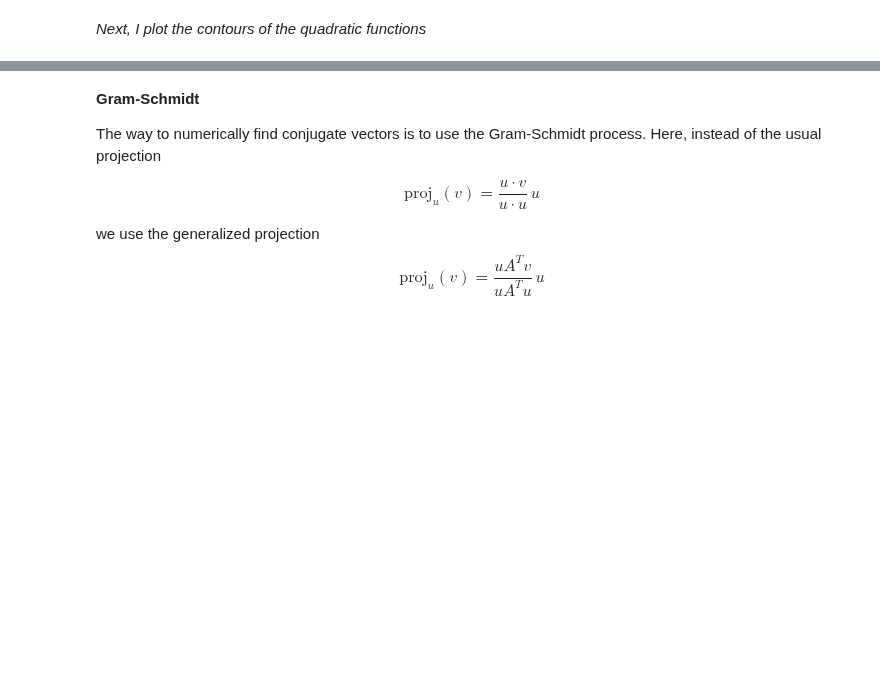
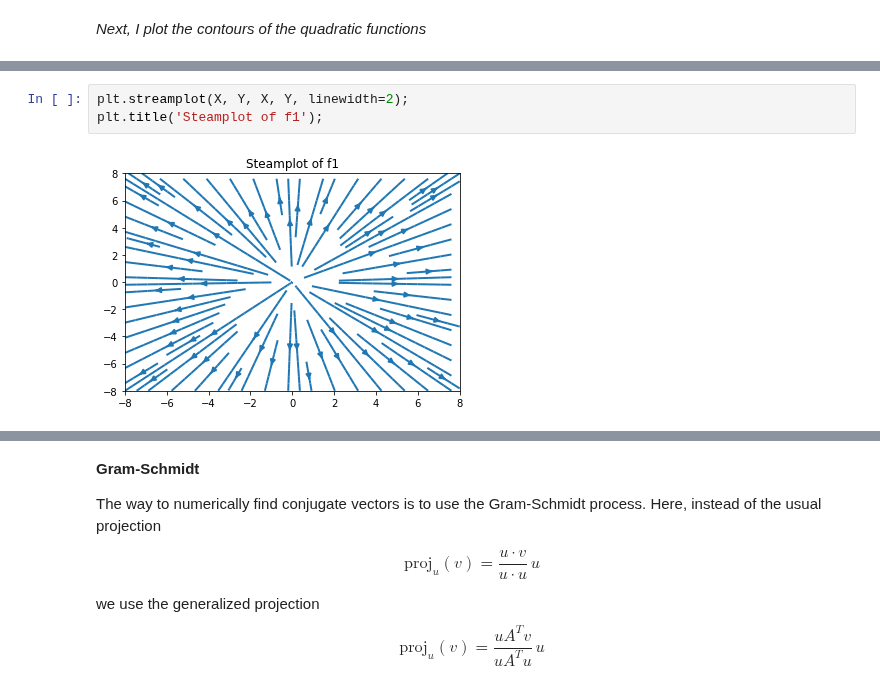
Before and after one commit to robkravec/sta-663-2021, a Jupyter notebook: notebooks/copies/homework/Homework08.ipynb, the cells around one changed output, grey strips where cells are left out. Cells and saved outputs as stored; diff of their text form; blank space fills up the shorter version.

```diff
--- a/notebooks/copies/homework/Homework08.ipynb
+++ b/notebooks/copies/homework/Homework08.ipynb
@@ -113,0 +119,5 @@ plt.axis('square');
+# %%
+plt.streamplot(X, Y, X, Y, linewidth=2);
+plt.title('Steamplot of f1');
+# %% [output]
+[figure, added]
```
Also changed, not shown: parts of 8 cells of this notebook.
